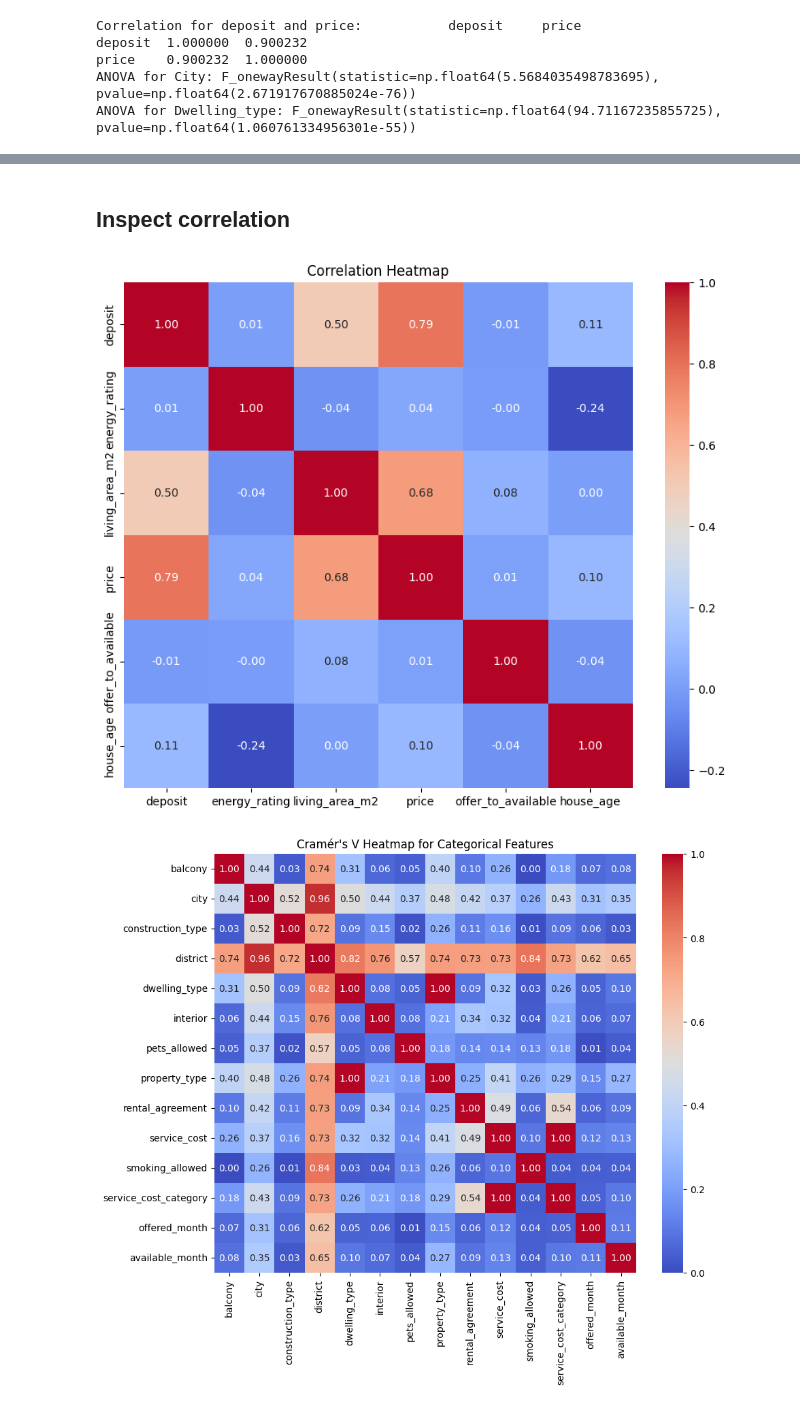
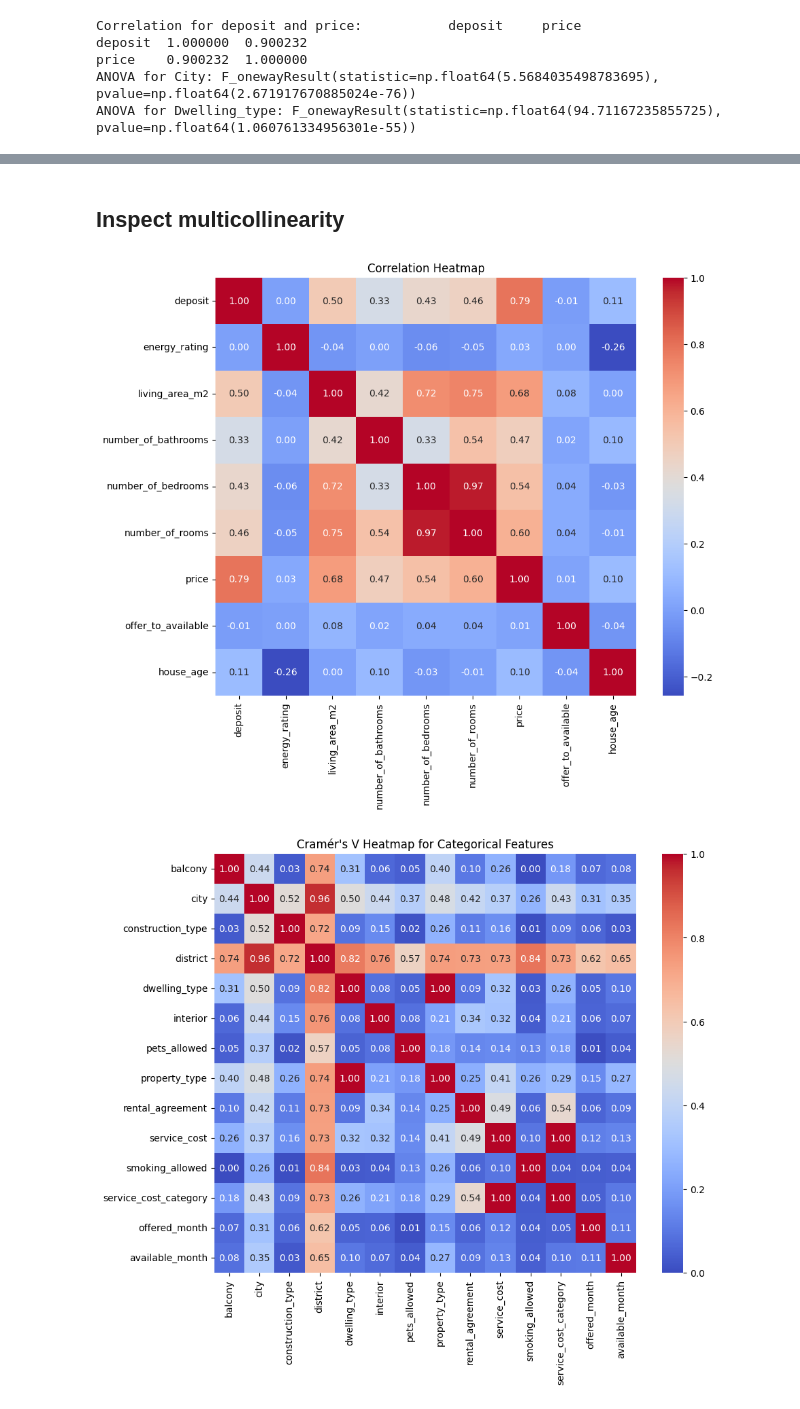
Before and after one commit to Yingtzudai/House-Searching-Helper, a Jupyter notebook: ML models.ipynb, the cells around one changed output, grey strips where cells are left out. Drawn from its saved outputs; the diff is of its cells as text; code cells hidden in the pictures.

```diff
--- a/ML models.ipynb
+++ b/ML models.ipynb
@@ -96,8 +96,11 @@ def ImputeBathrooms(row):
     return row['number_of_bathrooms']
 
 def TransformRooms(row):
-    rooms = row['number_of_bathrooms'] + row['number_of_bedrooms']
-    return rooms
+    if row['dwelling_type'] != 'room':
+        rooms = row['number_of_bathrooms'] + row['number_of_bedrooms']
+        return rooms
+    else:
+        return 1
 
 # Apply the logic
 df['number_of_bedrooms'] = df.apply(ImputeBedrooms, axis=1)
@@ -189,7 +192,7 @@ def ToIntegerScale(value):
             return 7+extra
     return value
 
-df['energy_rating'] = df['energy_rating'].apply(ToIntegerScale)
+df['energy_rating'] = df['energy_rating'].apply(ToIntegerScale).astype('Int32')
 # %%
 train_data = df[df['energy_rating'].notna()]
 correlation = train_data[['energy_rating', 'house_age', 'living_area_m2']].corr()
@@ -287,22 +270,22 @@ memory usage: 369.8+ KB
 # %% [markdown]
-## Inspect correlation
+## Inspect multicollinearity
 # %%
 import seaborn as sns
 import matplotlib.pyplot as plt
 
 # Filter numerical columns
-numerical_features = df.select_dtypes(include=['float64', 'int64'])
+numerical_features = df.select_dtypes(include=['float64', 'int32'])
 
 # Calculate the correlation matrix
 correlation_matrix = numerical_features.corr()
 
 # Plot the heatmap
 plt.figure(figsize=(10, 8))
 sns.heatmap(correlation_matrix, annot=True, fmt=".2f", cmap='coolwarm', cbar=True)
 plt.title("Correlation Heatmap")
 plt.show()
 # %% [output]
-[figure, old version]
+[figure, new version]
 # %%
 from scipy.stats import chi2_contingency
 
```
Also changed, not shown: parts of 18 cells of this notebook.
